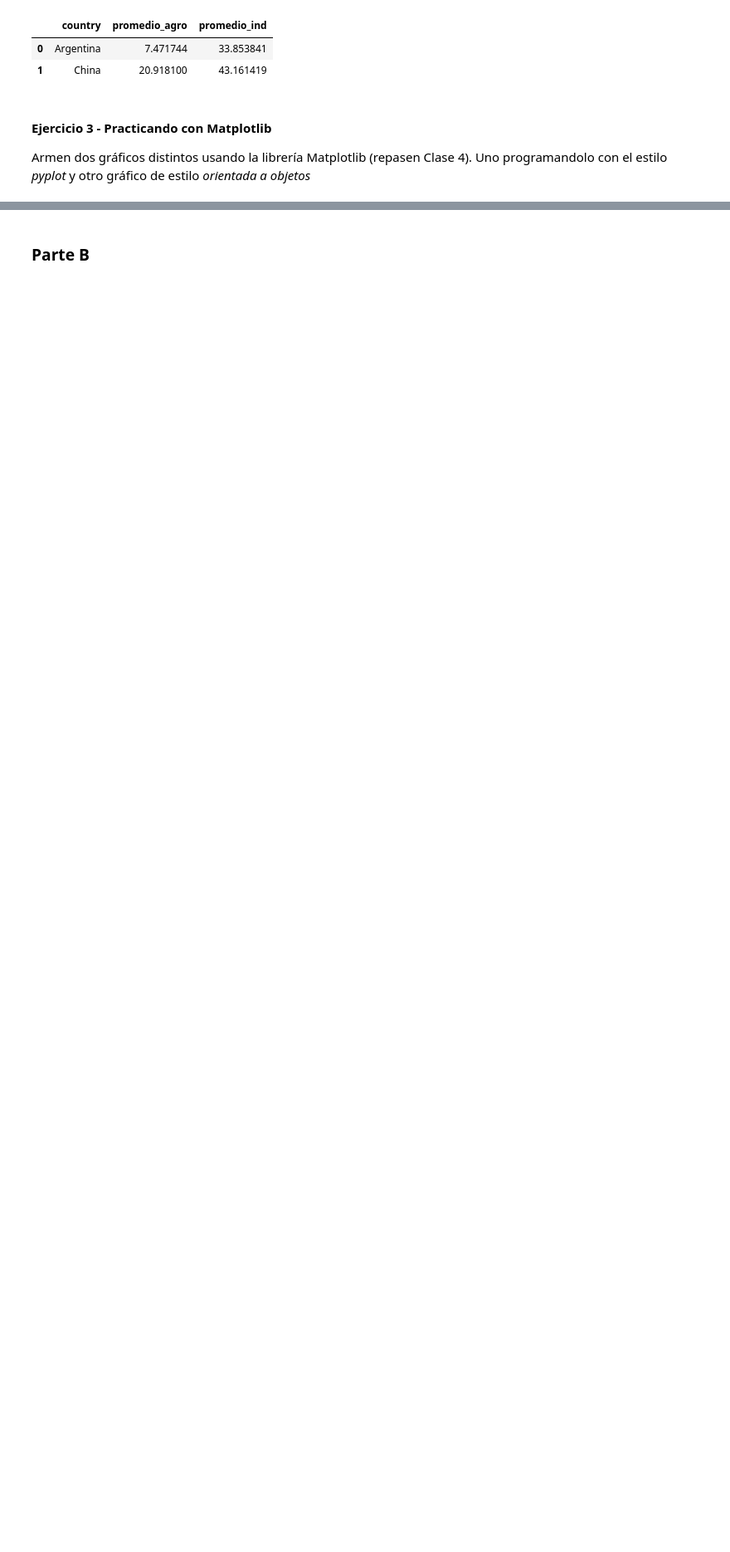
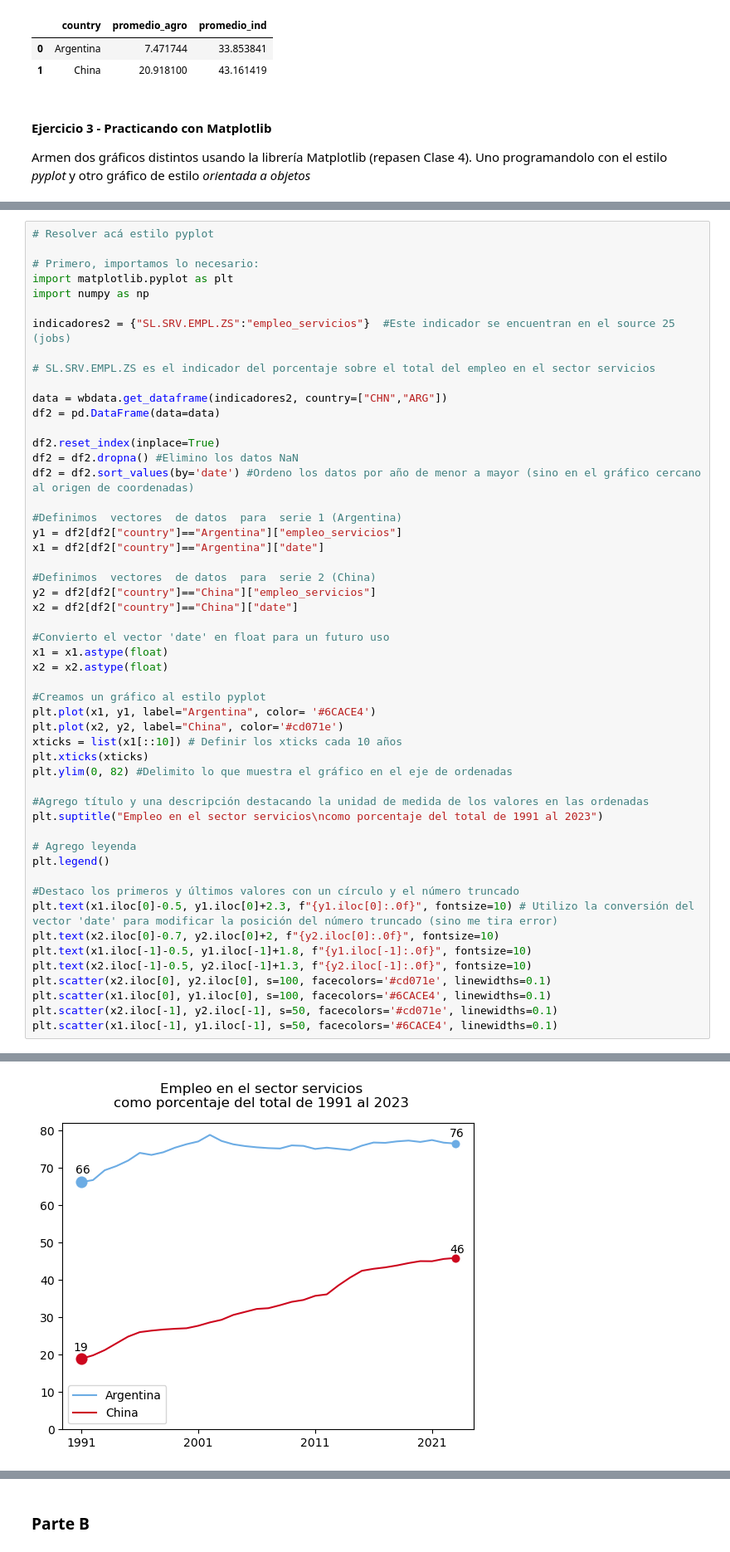
Before and after one commit to PabloPopov/BigDataUBA-Grupo5, a Jupyter notebook: TPs/TP 1/TP1-UBA.ipynb, the cells around one changed output, grey strips where cells are left out. Shown at 83% size. Drawn from its saved outputs; the diff is of its cells as text; blank space fills up the shorter version.

```diff
--- a/TPs/TP 1/TP1-UBA.ipynb
+++ b/TPs/TP 1/TP1-UBA.ipynb
@@ -86,0 +82,53 @@ Armen dos gráficos distintos usando la librería Matplotlib (repasen Clase 4).
+# %%
+# Resolver acá estilo pyplot
+
+# Primero, importamos lo necesario:
+import matplotlib.pyplot as plt
+import numpy as np
+
+indicadores2 = {"SL.SRV.EMPL.ZS":"empleo_servicios"}  #Este indicador se encuentran en el source 25 (jobs)
+
+# SL.SRV.EMPL.ZS es el indicador del porcentaje sobre el total del empleo en el sector servicios
+
+data = wbdata.get_dataframe(indicadores2, country=["CHN","ARG"])
+df2 = pd.DataFrame(data=data)
+
+df2.reset_index(inplace=True)
+df2 = df2.dropna() #Elimino los datos NaN
+df2 = df2.sort_values(by='date') #Ordeno los datos por año de menor a mayor (sino en el gráfico cercano al origen de coordenadas)
+
+#Definimos  vectores  de datos  para  serie 1 (Argentina)
+y1 = df2[df2["country"]=="Argentina"]["empleo_servicios"]
+x1 = df2[df2["country"]=="Argentina"]["date"]
+
+#Definimos  vectores  de datos  para  serie 2 (China)
+y2 = df2[df2["country"]=="China"]["empleo_servicios"]
+x2 = df2[df2["country"]=="China"]["date"]
+
+#Convierto el vector 'date' en float para un futuro uso
+x1 = x1.astype(float)
+x2 = x2.astype(float)
+
+#Creamos un gráfico al estilo pyplot
+plt.plot(x1, y1, label="Argentina", color= '#6CACE4')
+plt.plot(x2, y2, label="China", color='#cd071e')
+xticks = list(x1[::10]) # Definir los xticks cada 10 años
+plt.xticks(xticks)
+plt.ylim(0, 82) #Delimito lo que muestra el gráfico en el eje de ordenadas
+
+#Agrego título y una descripción destacando la unidad de medida de los valores en las ordenadas
+plt.suptitle("Empleo en el sector servicios\ncomo porcentaje del total de 1991 al 2023")
+
+# Agrego leyenda
+plt.legend()
+
+#Destaco los primeros y últimos valores con un círculo y el número truncado
+plt.text(x1.iloc[0]-0.5, y1.iloc[0]+2.3, f"{y1.iloc[0]:.0f}", fontsize=10) # Utilizo la conversión del vector 'date' para modificar la posición del número truncado (sino me tira error)
+plt.text(x2.iloc[0]-0.7, y2.iloc[0]+2, f"{y2.iloc[0]:.0f}", fontsize=10)
+plt.text(x1.iloc[-1]-0.5, y1.iloc[-1]+1.8, f"{y1.iloc[-1]:.0f}", fontsize=10)
+plt.text(x2.iloc[-1]-0.5, y2.iloc[-1]+1.3, f"{y2.iloc[-1]:.0f}", fontsize=10)
+plt.scatter(x2.iloc[0], y2.iloc[0], s=100, facecolors='#cd071e', linewidths=0.1)
+plt.scatter(x1.iloc[0], y1.iloc[0], s=100, facecolors='#6CACE4', linewidths=0.1)
+plt.scatter(x2.iloc[-1], y2.iloc[-1], s=50, facecolors='#cd071e', linewidths=0.1)
+plt.scatter(x1.iloc[-1], y1.iloc[-1], s=50, facecolors='#6CACE4', linewidths=0.1)
+# %% [output]
@@ -86,0 +136 @@ Armen dos gráficos distintos usando la librería Matplotlib (repasen Clase 4).
+[figure, added]
```
Also changed, not shown: parts of 4 cells of this notebook.
